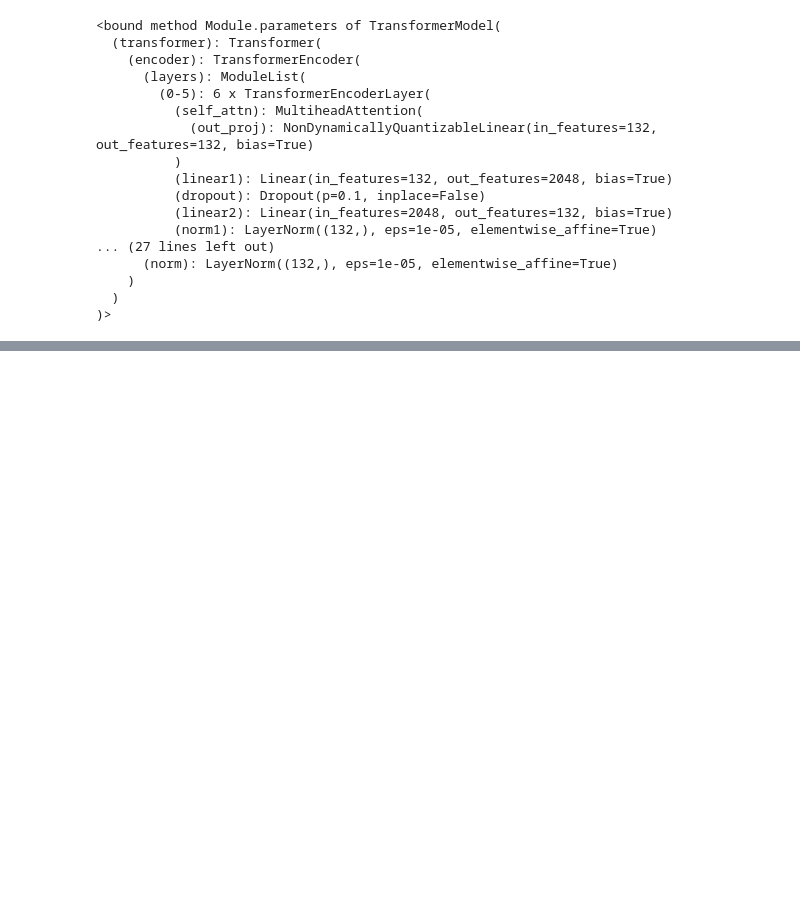
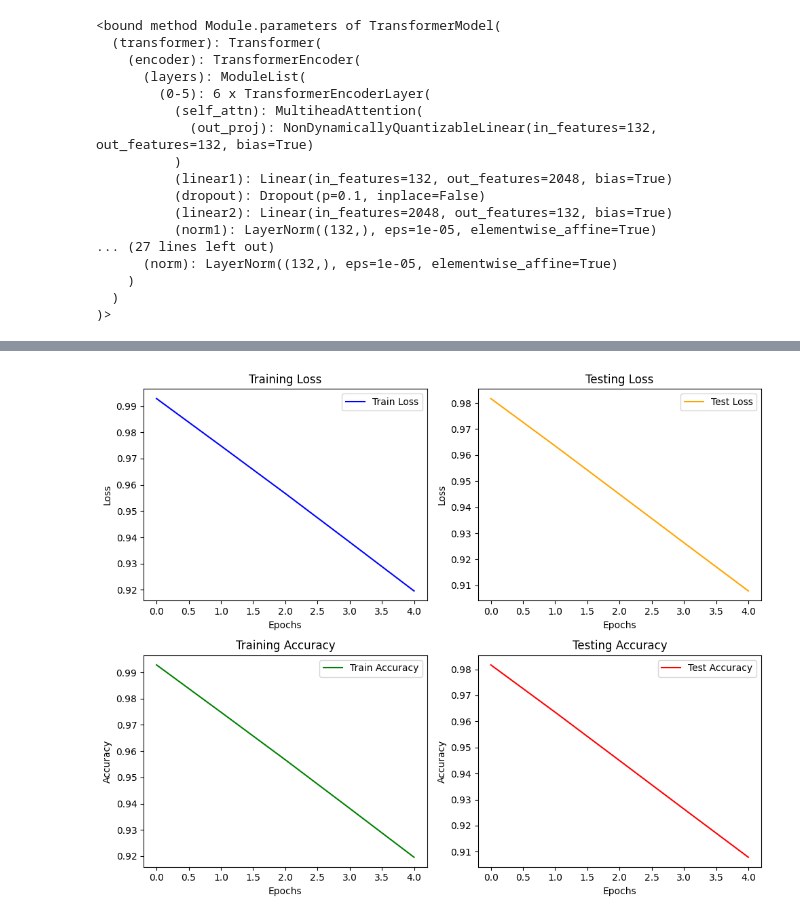
Before and after one commit to eliotjkim/mljc-transformers-workshop, a Jupyter notebook: OzoneTransformer.ipynb, the cells around one changed output, grey strips where cells are left out. Drawn from its saved outputs; the diff is of its cells as text; code cells hidden in the pictures; blank space fills up the shorter version.

Commit message:
Training Passed?

```diff
--- a/OzoneTransformer.ipynb
+++ b/OzoneTransformer.ipynb
@@ -153,4 +168,5 @@ class TransformerModel(torch.nn.Module):
 # %%
+device = torch.device("cpu")
 model = TransformerModel(EMBEDDING_SIZE, 12, 6, 6, 2048, get_sinusoidal_positional_embedding, shift_sequence_dim_right)
 loss_fn = torch.nn.MSELoss()
 optimizer = torch.optim.Adam(model.parameters(), lr=0.001)
@@ -234,3 +247,21 @@ def evaluate(model, test_loader, loss_fn):
             epoch_accuracy += accuracy
 
     return epoch_loss / total_batches, epoch_accuracy / total_batches
+# %%
+for epoch in range(num_epochs):
+    start_time = time.time()
+
+    # Train for one epoch
+    train_loss, train_accuracy = train_epoch(model, dataloader_train, loss_fn, optimizer)
+    train_losses[epoch] = train_loss
+    train_accuracies[epoch] = train_accuracy
+
+    # Evaluate on the test set
+    test_loss, test_accuracy = evaluate(model, dataloader_test, loss_fn)
+    test_losses[epoch] = test_loss
+    test_accuracies[epoch] = test_accuracy
+    end_time = time.time()
+
+    print(f"Epoch [{epoch+1}/{num_epochs}] | Time: {end_time - start_time:.2f}s")
+    print(f"Train Loss: {train_loss:.4f} \t| Train Accuracy: {train_accuracy:.4f}")
+    print(f"Test Loss: {test_loss:.4f}   \t| Test Accuracy: {test_accuracy:.4f}")
@@ -236,0 +284,43 @@ def evaluate(model, test_loader, loss_fn):
+# %%
+epochs = list(range(0, num_epochs))
+
+# Create 2x2 grid of subplots using plt.subplot
+plt.figure(figsize=(10, 8))
+
+# Training Loss
+plt.subplot(2, 2, 1)  # (rows, columns, index)
+plt.plot(epochs, train_losses, color='blue', label='Train Loss')
+plt.title('Training Loss')
+plt.xlabel('Epochs')
+plt.ylabel('Loss')
+plt.legend()
+
+# Testing Loss
+plt.subplot(2, 2, 2)
+plt.plot(epochs, test_losses, color='orange', label='Test Loss')
+plt.title('Testing Loss')
+plt.xlabel('Epochs')
+plt.ylabel('Loss')
+plt.legend()
+
+# Training Accuracy
+plt.subplot(2, 2, 3)
+plt.plot(epochs, train_accuracies, color='green', label='Train Accuracy')
+plt.title('Training Accuracy')
+plt.xlabel('Epochs')
+plt.ylabel('Accuracy')
+plt.legend()
+
+# Testing Accuracy
+plt.subplot(2, 2, 4)
+plt.plot(epochs, test_accuracies, color='red', label='Test Accuracy')
+plt.title('Testing Accuracy')
+plt.xlabel('Epochs')
+plt.ylabel('Accuracy')
+plt.legend()
+
+# Adjust layout and display
+plt.tight_layout()
+plt.show()
+# %% [output]
+[figure, added]
```
Also changed, not shown: parts of 10 cells of this notebook.
